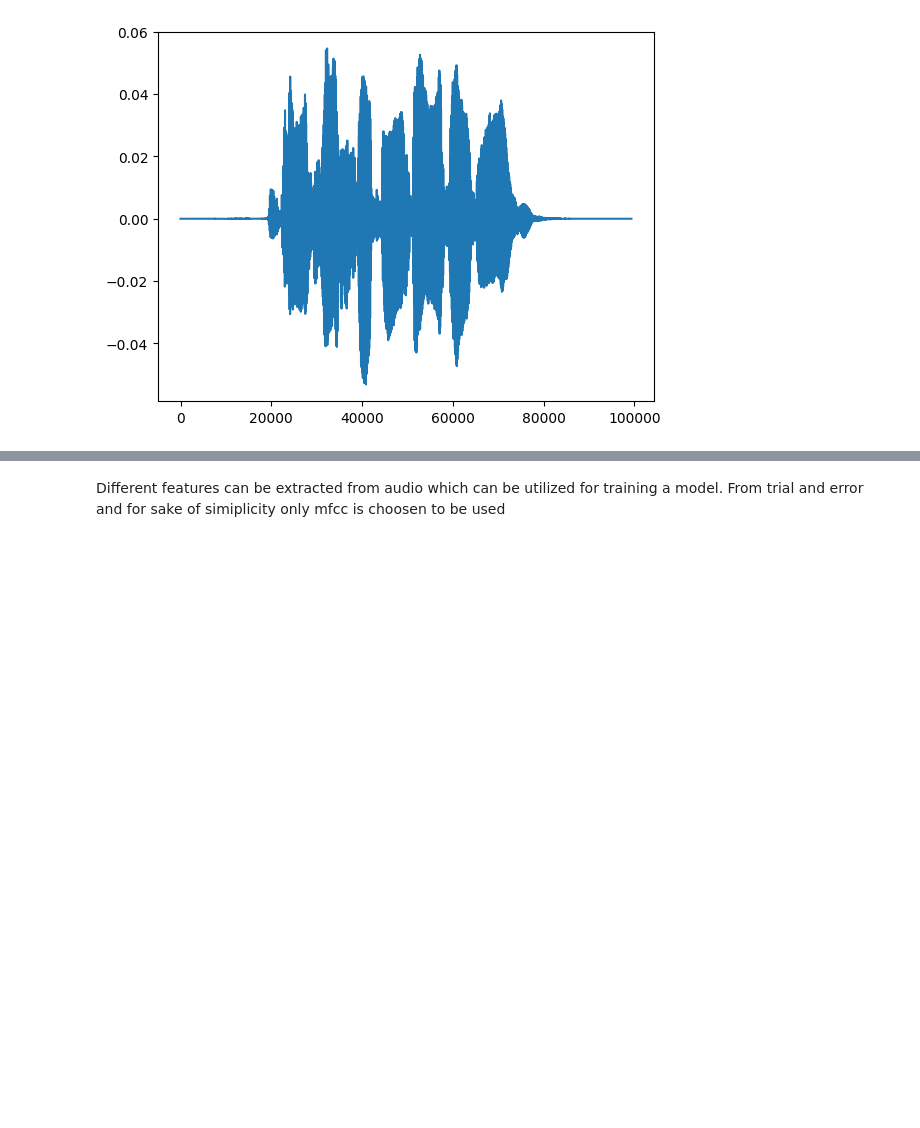
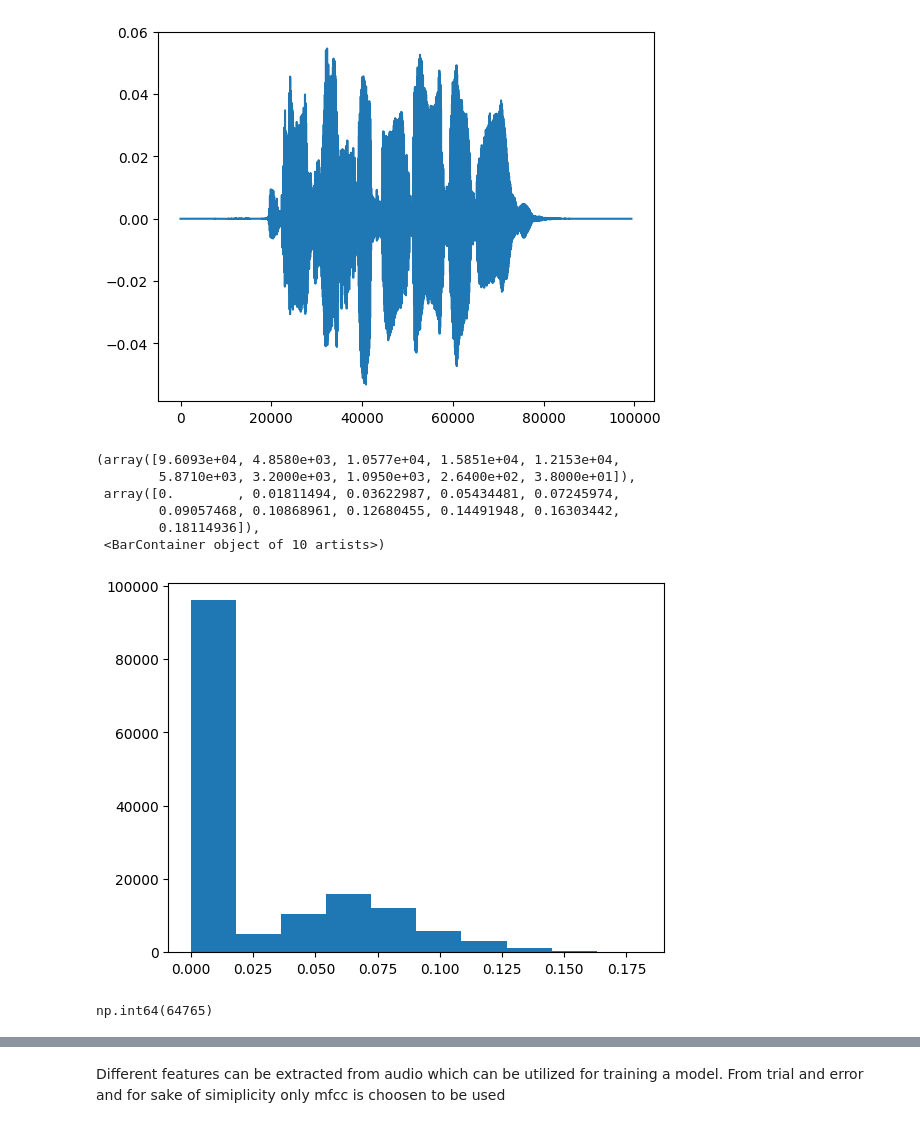
Before and after one commit to AryanshVasu/emotion_classification, a Jupyter notebook: audioClassification.ipynb, the cells around one changed output, grey strips where cells are left out. Drawn from its saved outputs; the diff is of its cells as text; code cells hidden in the pictures; blank space fills up the shorter version.

```diff
--- a/audioClassification.ipynb
+++ b/audioClassification.ipynb
@@ -25,0 +35,18 @@ Audio(sig,rate=sr)
+# %%
+# vars = np.var(audios,axis=0)
+vars = np.var(audios[:52],axis=0)
+for i in range (48):
+    vars += np.var(audios[i*50+52:(i+1)*50+52], axis=0)
+plt.hist(vars)
+# %% [output]
+(array([9.6093e+04, 4.8580e+03, 1.0577e+04, 1.5851e+04, 1.2153e+04,
+        5.8710e+03, 3.2000e+03, 1.0950e+03, 2.6400e+02, 3.8000e+01]),
+ array([0.        , 0.01811494, 0.03622987, 0.05434481, 0.07245974,
+        0.09057468, 0.10868961, 0.12680455, 0.14491948, 0.16303442,
+        0.18114936]),
+ <BarContainer object of 10 artists>)
+[figure, added]
+# %%
+sum(vars>0.0015)
+# %% [output]
+np.int64(64765)
```
Also changed, not shown: parts of 32 cells of this notebook, 1 other file.
